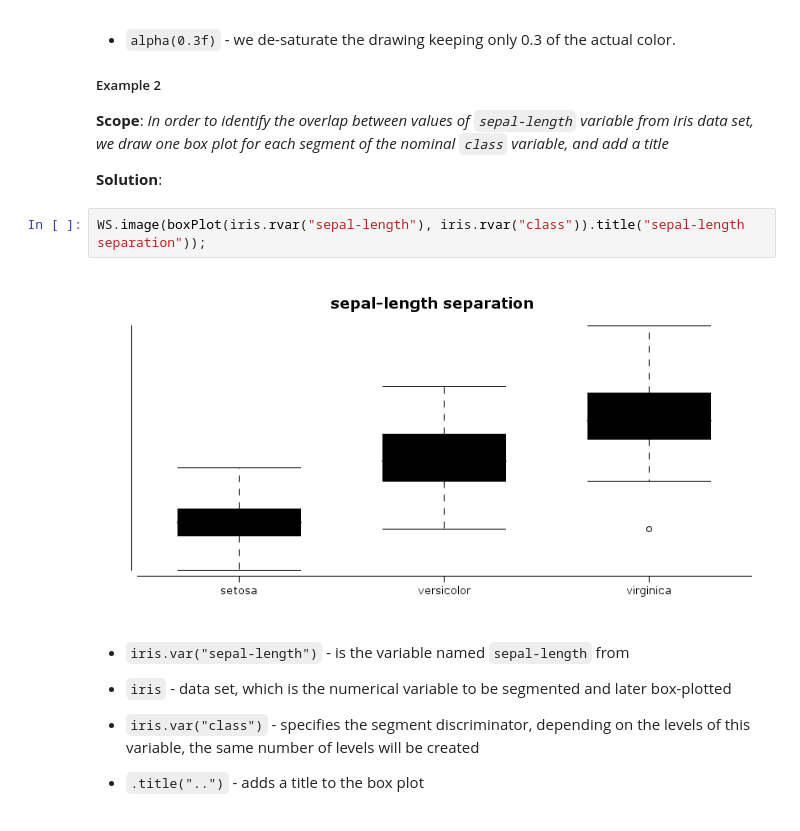
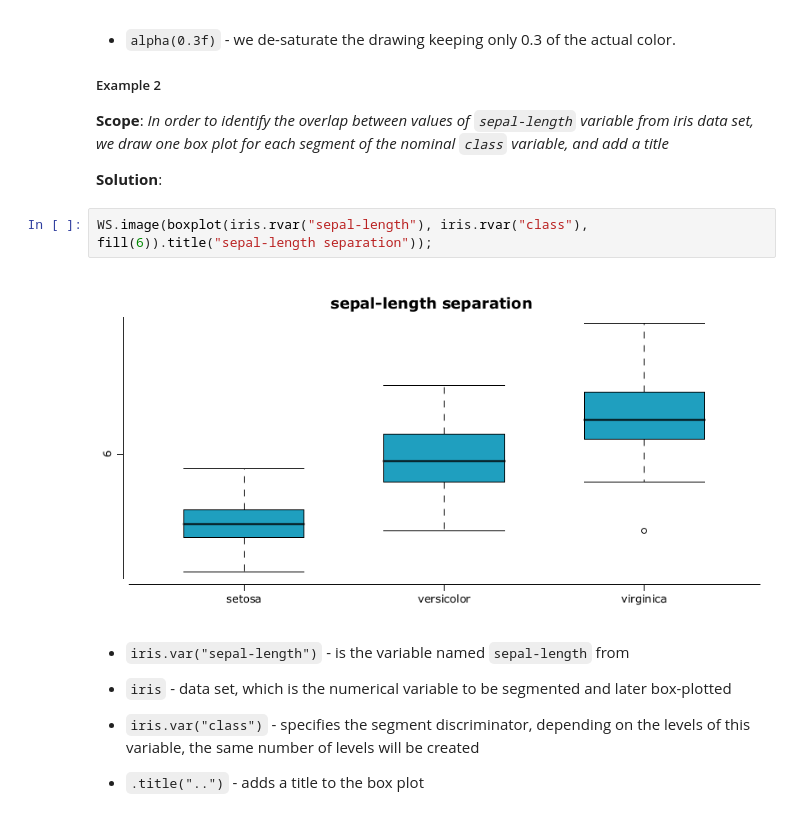
Before and after one commit to padreati/rapaio-notebooks, a Jupyter notebook: tutorials/DataVisualization.ipynb, the cells around one changed output. Saved outputs shown, nothing was run; the diff lists cells and outputs as text.

```diff
--- a/tutorials/DataVisualization.ipynb
+++ b/tutorials/DataVisualization.ipynb
@@ -82,9 +82,9 @@ WS.image(boxPlot(iris.mapVars("0~3"), color(1, 2, 3, 4), alpha(0.5f)))
 
 **Solution**:
 # %%
-WS.image(boxPlot(iris.rvar("sepal-length"), iris.rvar("class")).title("sepal-length separation"));
+WS.image(boxplot(iris.rvar("sepal-length"), iris.rvar("class"), fill(6)).title("sepal-length separation"));
 # %% [output]
-[figure, old version]
+[figure, new version]
 # %% [markdown]
 * `iris.var("sepal-length")` - is the variable named `sepal-length` from
 
```
Also changed, not shown: parts of 9 cells of this notebook, 9 other files.
